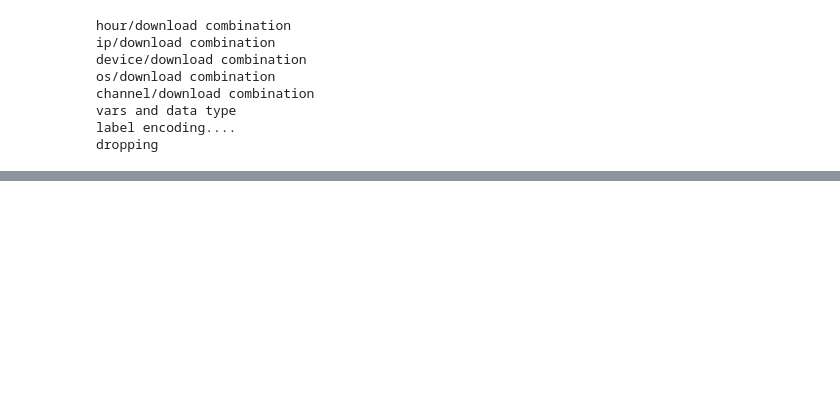
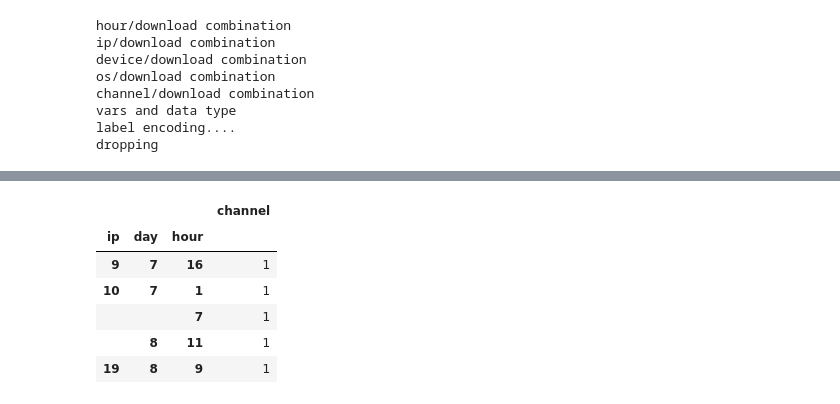
Before and after one commit to Dohppak/Kaggle-Iceburg_project, a Jupyter notebook: Fraud Detection/EDA_function code.ipynb, the cells around one changed output, grey strips where cells are left out. Saved outputs shown, nothing was run; the diff lists cells and outputs as text; code cells hidden in the pictures; blank space fills up the shorter version.

```diff
--- a/Fraud Detection/EDA_function code.ipynb
+++ b/Fraud Detection/EDA_function code.ipynb
@@ -133,3 +159,14 @@ train_df.tail(100)
+# %%
+train_sample[['ip','day','hour','channel']].head()
+train_sample[['ip','day','hour','channel']].groupby(by=['ip','day','hour'])[['channel']].count().head()
+# %% [output]
+|  |  |  | channel |
+| ip | day | hour |  |
+| 9 | 7 | 16 | 1 |
+| 10 | 7 | 1 | 1 |
+|  |  | 7 | 1 |
+|  | 8 | 11 | 1 |
+| 19 | 8 | 9 | 1 |
 # %%
 # Change time
 data['click_time_dt']= pd.to_datetime(data['click_time'])
```
Also changed, not shown: parts of 35 cells of this notebook, 9 other files.
